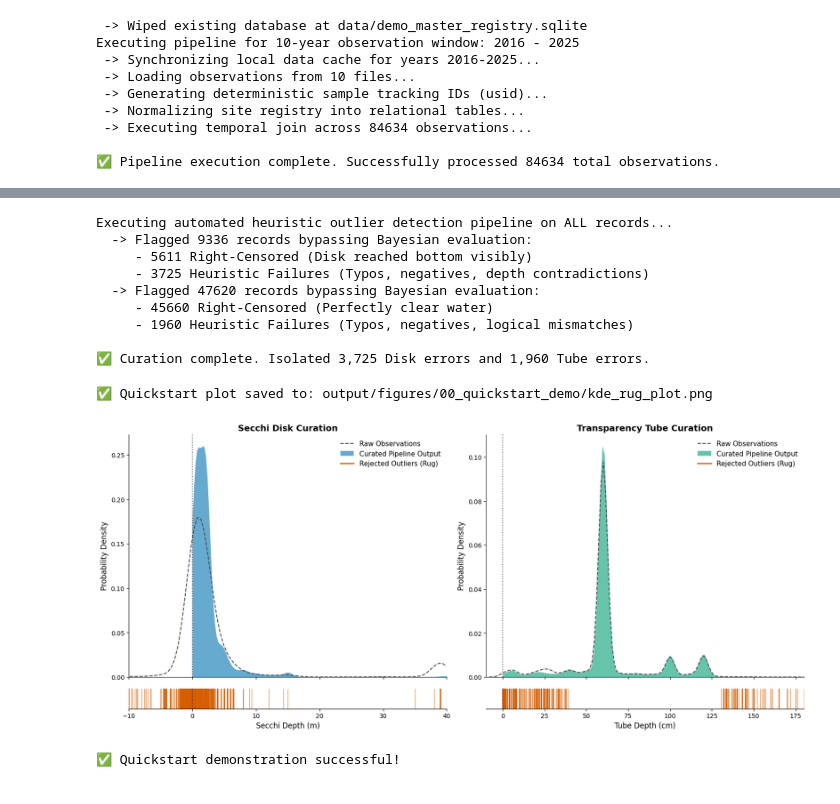
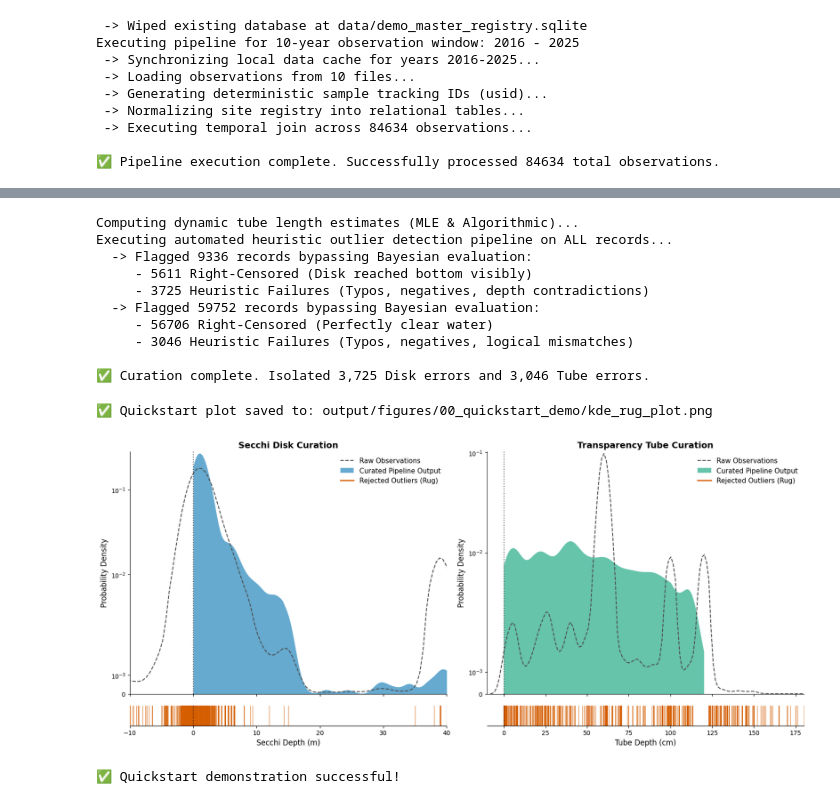
Before and after one commit to globe-curation-ai/curation-framework, a Jupyter notebook: notebooks/00_quickstart_demo.ipynb, the cells around one changed output, grey strips where cells are left out. Saved outputs shown, nothing was run; the diff lists cells and outputs as text; code cells hidden in the pictures.

```diff
--- a/notebooks/00_quickstart_demo.ipynb
+++ b/notebooks/00_quickstart_demo.ipynb
@@ -92,13 +95,16 @@ Routing temporally-merged data into instrument-specific streams...
 | 10 | 8947c18cf6c7dc7e6da93ee02258aef6 | 1960 | 2016-01-03 | 118.0 | 2001-03-06 11:22:44.000 |
 # %%
 # =============================================================================
-# 3. CURATION DEMONSTRATION & VISUALIZATION
+# 3. TUBE LENGTH ESTIMATION & HEURISTIC CURATION
 # =============================================================================
+
+print("Computing dynamic tube length estimates (MLE & Algorithmic)...")
+df_tube_estimated = apply_all_tube_estimations(df_tube.copy())
 
 print("Executing automated heuristic outlier detection pipeline on ALL records...")
 
 curated_disk = validate_secchi_data(df_disk.copy(), config)
-curated_tube = validate_tube_data(df_tube.copy(), config)
+curated_tube = validate_tube_data(df_tube_estimated, config)
 
 # Boolean masking
 censored_disk = curated_disk.get('is_censored', pd.Series(False, index=curated_disk.index)).astype(bool)
@@ -109,15 +115,16 @@ curated_tube['is_true_error'] = ~curated_tube['passed_heuristics'].astype(bool)
 
 print(f"\n✅ Curation complete. Isolated {curated_disk['is_true_error'].sum():,} Disk errors and {curated_tube['is_true_error'].sum():,} Tube errors.")
 # %% [output]
+Computing dynamic tube length estimates (MLE & Algorithmic)...
 Executing automated heuristic outlier detection pipeline on ALL records...
   -> Flagged 9336 records bypassing Bayesian evaluation:
      - 5611 Right-Censored (Disk reached bottom visibly)
      - 3725 Heuristic Failures (Typos, negatives, depth contradictions)
-  -> Flagged 47620 records bypassing Bayesian evaluation:
-     - 45660 Right-Censored (Perfectly clear water)
-     - 1960 Heuristic Failures (Typos, negatives, logical mismatches)
+  -> Flagged 59752 records bypassing Bayesian evaluation:
+     - 56706 Right-Censored (Perfectly clear water)
+     - 3046 Heuristic Failures (Typos, negatives, logical mismatches)
 
-✅ Curation complete. Isolated 3,725 Disk errors and 1,960 Tube errors.
+✅ Curation complete. Isolated 3,725 Disk errors and 3,046 Tube errors.
 # %%
 # =============================================================================
 # 4. VISUALIZING THE CURATED DATA
@@ -127,10 +134,10 @@ Executing automated heuristic outlier detection pipeline on ALL records...
 save_plot = True
 
 # Generate demo graphic
-clean_disk = curated_disk[~curated_disk['is_true_error']]
+clean_disk = curated_disk[curated_disk['passed_heuristics']]
 error_disk = curated_disk[curated_disk['is_true_error']]
 
-clean_tube = curated_tube[~curated_tube['is_true_error']]
+clean_tube = curated_tube[curated_tube['passed_heuristics']]
 error_tube = curated_tube[curated_tube['is_true_error']]
 
 # Color palette
@@ -156,7 +163,7 @@ sns.kdeplot(data=curated_disk, x='transparency_disk_image_disappearance_m',
 
 sns.kdeplot(data=clean_disk, x='transparency_disk_image_disappearance_m',
             color=color_disk, fill=True, alpha=0.6, linewidth=0,
-            clip=(0, None), label="Curated Pipeline Output", ax=ax_disk_kde)
+            clip=(0, 120), label="Curated Pipeline Output", ax=ax_disk_kde)
 
 ax_disk_kde.set_title("Secchi Disk Curation", fontsize=14, fontweight='bold')
 ax_disk_kde.set_ylabel("Probability Density", fontsize=12)
@@ -175,7 +182,7 @@ sns.kdeplot(data=curated_tube, x='tube_image_disappearance_cm',
 
 sns.kdeplot(data=clean_tube, x='tube_image_disappearance_cm',
             color=color_tube, fill=True, alpha=0.6, linewidth=0,
-            clip=(0, None), label="Curated Pipeline Output", ax=ax_tube_kde)
+            clip=(0, 120), label="Curated Pipeline Output", ax=ax_tube_kde)
 
 ax_tube_kde.set_title("Transparency Tube Curation", fontsize=14, fontweight='bold')
 ax_tube_kde.set_ylabel("Probability Density", fontsize=12)
@@ -189,38 +196,40 @@ ax_tube_rug.set_xlabel("Tube Depth (cm)", fontsize=12)
 
 # Set X-axis limits
 ax_disk_kde.set_xlim(-10, 40)
+ax_disk_kde.set_yscale('symlog', linthresh=0.005)
 ax_tube_kde.set_xlim(-10, 180)
+ax_tube_kde.set_yscale('symlog', linthresh=0.005)
 
 # Clean up axes
 for ax_kde in [ax_disk_kde, ax_tube_kde]:
     ax_kde.spines['top'].set_visible(False)
     ax_kde.spines['right'].set_visible(False)
     ax_kde.set_xlabel("")
     ax_kde.tick_params(labelbottom=False)
 
     # Custom legend
     handles, labels = ax_kde.get_legend_handles_labels()
     rug_proxy = Line2D([0], [0], color=color_rug, lw=2, label='Rejected Outliers (Rug)')
     handles.append(rug_proxy)
     labels.append('Rejected Outliers (Rug)')
     ax_kde.legend(handles, labels, frameon=False, fontsize=11)
 
 for ax_rug in [ax_disk_rug, ax_tube_rug]:
     ax_rug.set_yticks([])
     ax_rug.spines['top'].set_visible(False)
     ax_rug.spines['right'].set_visible(False)
     ax_rug.spines['left'].set_visible(False)
 
 if save_plot:
     os.makedirs('output/figures/00_quickstart_demo', exist_ok=True)
     fig_path = 'output/figures/00_quickstart_demo/kde_rug_plot.png'
     plt.savefig(fig_path, bbox_inches='tight', dpi=300)
     print(f"\n✅ Quickstart plot saved to: {fig_path}\n")
 
 plt.show()
 
 print("\n✅ Quickstart demonstration successful!")
 # %% [output]
 ✅ Quickstart plot saved to: output/figures/00_quickstart_demo/kde_rug_plot.png
-[figure, old version]
+[figure, new version]
 ✅ Quickstart demonstration successful!
```
Also changed, not shown: parts of 2 cells of this notebook, 10 other files.
